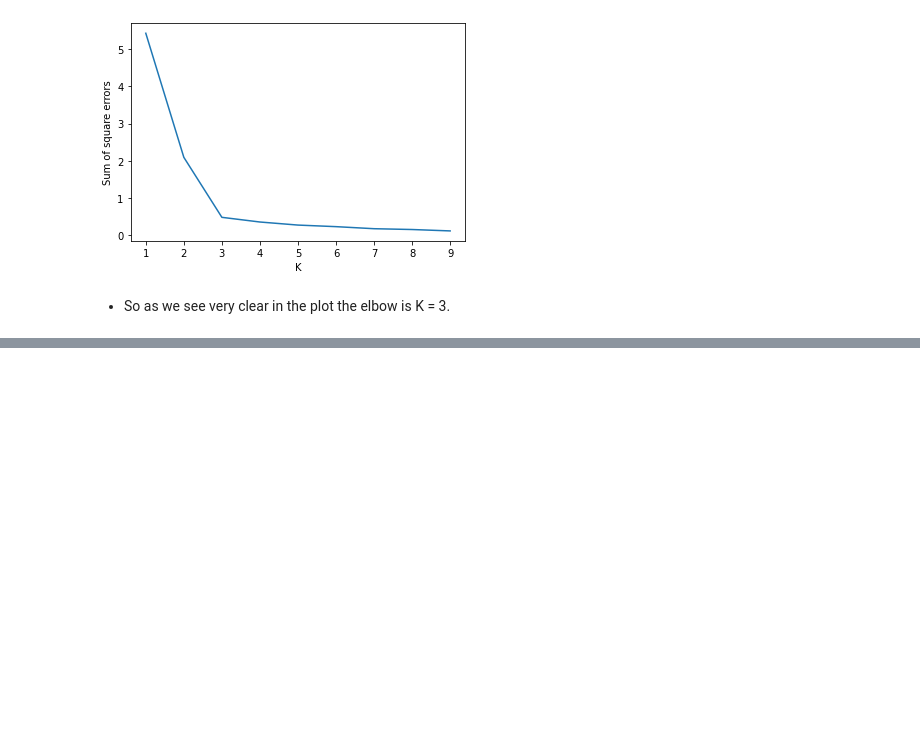
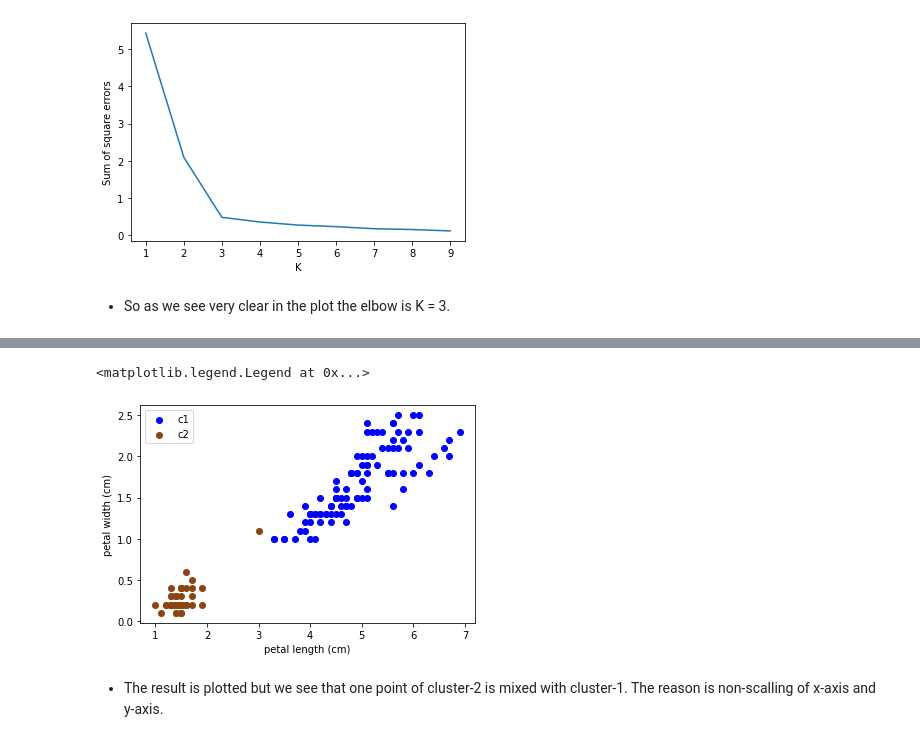
Before and after one commit to mujtabaSultani01/Machine_Learning, a Jupyter notebook: K-Means Algorithm_13/K-Means (ML-13).ipynb, the cells around one changed output, grey strips where cells are left out. Saved outputs shown, nothing was run; the diff lists cells and outputs as text; code cells hidden in the pictures; blank space fills up the shorter version.

```diff
--- a/K-Means Algorithm_13/K-Means (ML-13).ipynb
+++ b/K-Means Algorithm_13/K-Means (ML-13).ipynb
@@ -229,0 +285,6 @@ plt.plot(k_range, sse)
+# %%
+# Let's call and train the KMeans:
+# Here we choose 2 clusters:
+kme = KMeans(n_clusters = 2)
+ye_predicted = kme.fit_predict(df[["petal length (cm)", "petal width (cm)"]])
+ye_predicted
@@ -229,0 +299,4 @@ plt.plot(k_range, sse)
+# %%
+# To add the cluster array (predicted labels) to the DataFrame:
+df["cluster"] = ye_predicted
+df.head()
@@ -229,0 +310,17 @@ plt.plot(k_range, sse)
+# %%
+# Now let's create two different clusters and plot it using scatter plot:
+
+df1 = df[df.cluster == 0]
+df2 = df[df.cluster == 1]
+
+c1 = plt.scatter(df1["petal length (cm)"], df1["petal width (cm)"], color = "blue")
+c2 = plt.scatter(df2["petal length (cm)"], df2["petal width (cm)"], color = "SaddleBrown")
+
+plt.xlabel("petal length (cm)")
+plt.ylabel("petal width (cm)")
+plt.legend([c1, c2], ['c1','c2'])
+# %% [output]
+<matplotlib.legend.Legend at 0x...>
+[figure, added]
+# %% [markdown]
+* The result is plotted but we see that one point of cluster-2 is mixed with cluster-1. The reason is non-scalling of x-axis and y-axis.
```
Also changed, not shown: parts of 25 cells of this notebook.
